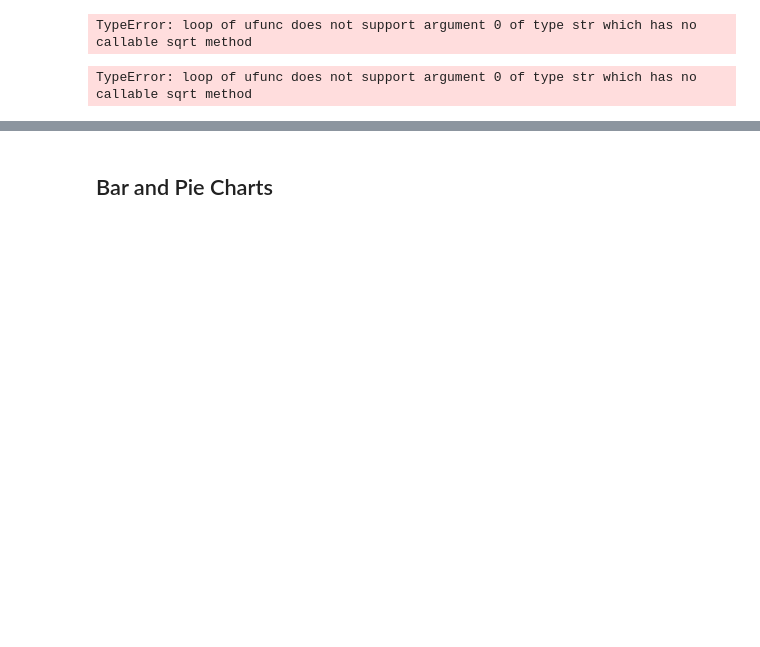
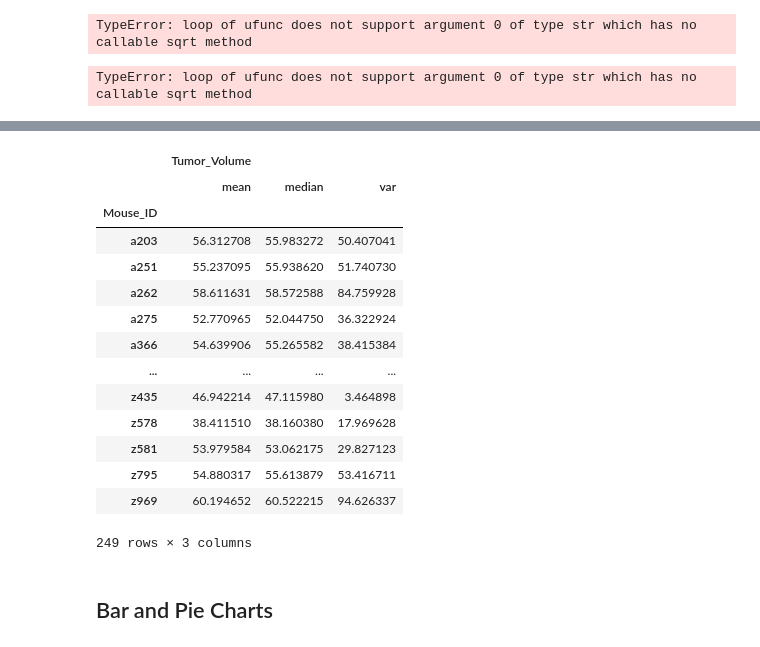
Before and after one commit to kwelter23/matplotlip, a Jupyter notebook: Pymaceuticals/pymaceuticals_starter.ipynb, the cells around one changed output, grey strips where cells are left out. Drawn from its saved outputs; the diff is of its cells as text; code cells hidden in the pictures; blank space fills up the shorter version.

```diff
--- a/Pymaceuticals/pymaceuticals_starter.ipynb
+++ b/Pymaceuticals/pymaceuticals_starter.ipynb
@@ -186,7 +224,25 @@ TypeError: loop of ufunc does not support argument 0 of type str which has no ca
 # %%
 # Generate a summary statistics table of mean, median, variance, standard deviation, and SEM of the tumor volume for each regimen
 
 # This method produces everything in a single groupby function
+summary_grouped_drug_regimen_df = cleaned_data_df.groupby("Mouse_ID").agg({"Tumor_Volume": ["mean", "median", "var"]})
+summary_grouped_drug_regimen_df
+# %% [output]
+|  | Tumor_Volume |  |  |
+|  | mean | median | var |
+| Mouse_ID |  |  |  |
+| a203 | 56.312708 | 55.983272 | 50.407041 |
+| a251 | 55.237095 | 55.938620 | 51.740730 |
+| a262 | 58.611631 | 58.572588 | 84.759928 |
+| a275 | 52.770965 | 52.044750 | 36.322924 |
+| a366 | 54.639906 | 55.265582 | 38.415384 |
+| ... | ... | ... | ... |
+| z435 | 46.942214 | 47.115980 | 3.464898 |
+| z578 | 38.411510 | 38.160380 | 17.969628 |
+| z581 | 53.979584 | 53.062175 | 29.827123 |
+| z795 | 54.880317 | 55.613879 | 53.416711 |
+| z969 | 60.194652 | 60.522215 | 94.626337 |
+249 rows × 3 columns
 # %% [markdown]
 ## Bar and Pie Charts
 # %%
```
Also changed, not shown: parts of 10 cells of this notebook.
